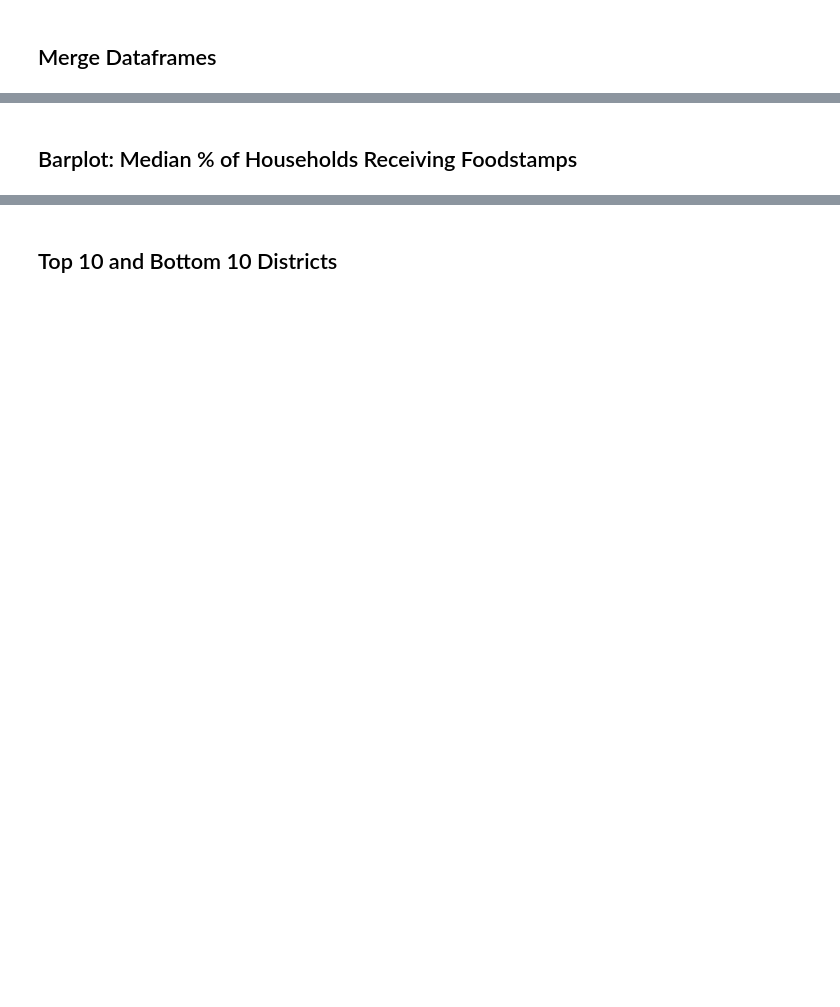
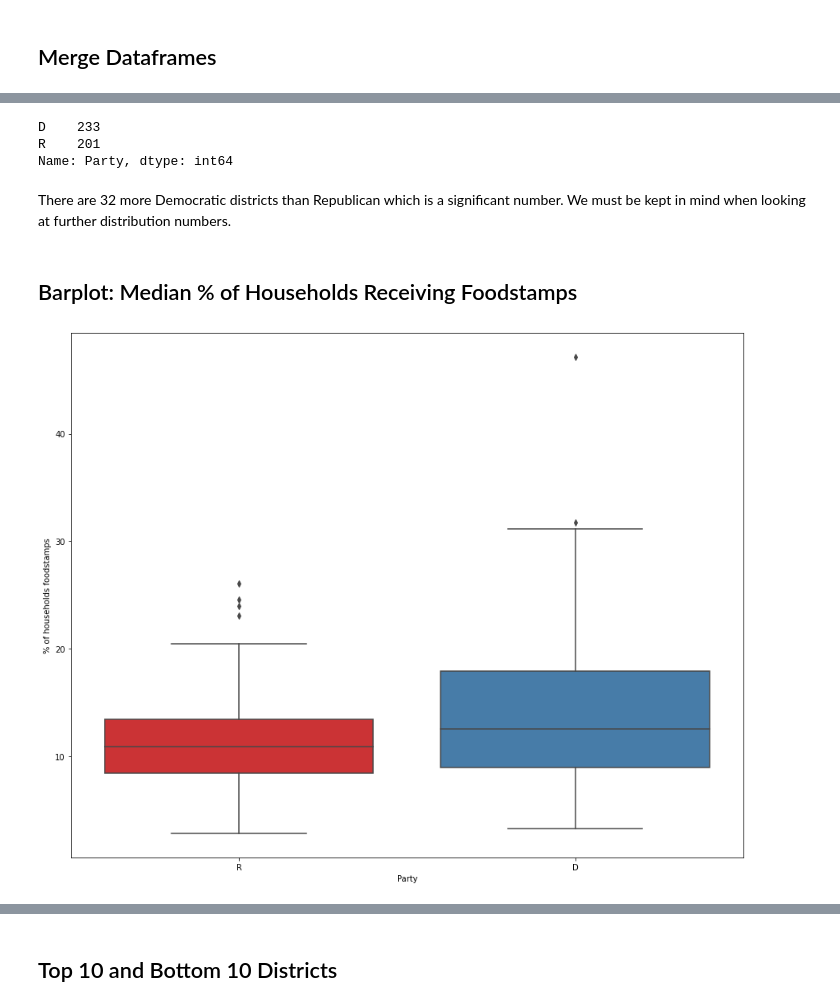
Before and after one commit to mkalmano/congressional-analysis, a Jupyter notebook: Notebook_Proj.ipynb, the cells around one changed output, grey strips where cells are left out. Saved outputs shown, nothing was run; the diff lists cells and outputs as text; code cells hidden in the pictures; blank space fills up the shorter version.

```diff
--- a/Notebook_Proj.ipynb
+++ b/Notebook_Proj.ipynb
@@ -138,2 +146,25 @@ WARNING:matplotlib.legend:No handles with labels found to put in legend.
+# %%
+# let's take a look at the party breakdown
+merged_df['Party'].value_counts()
+# %% [output]
+D    233
+R    201
+Name: Party, dtype: int64
+# %% [markdown]
+There are 32 more Democratic districts than Republican which is a significant number. We must be kept in mind when looking at further distribution numbers.
 # %% [markdown]
 ## Barplot: Median % of Households Receiving Foodstamps
+# %%
+import seaborn as sns
+
+fig, ax = plt.subplots(figsize=(15, 12))
+
+ax = sns.boxplot(x='Party', y='% of households foodstamps', data=merged_df, ax=ax,palette="Set1")
+
+median = merged_df.groupby("Party")["% of households foodstamps"].median()
+
+# show the graph
+
+plt.show()
+# %% [output]
+[figure, added]
```
Also changed, not shown: parts of 24 cells of this notebook.
